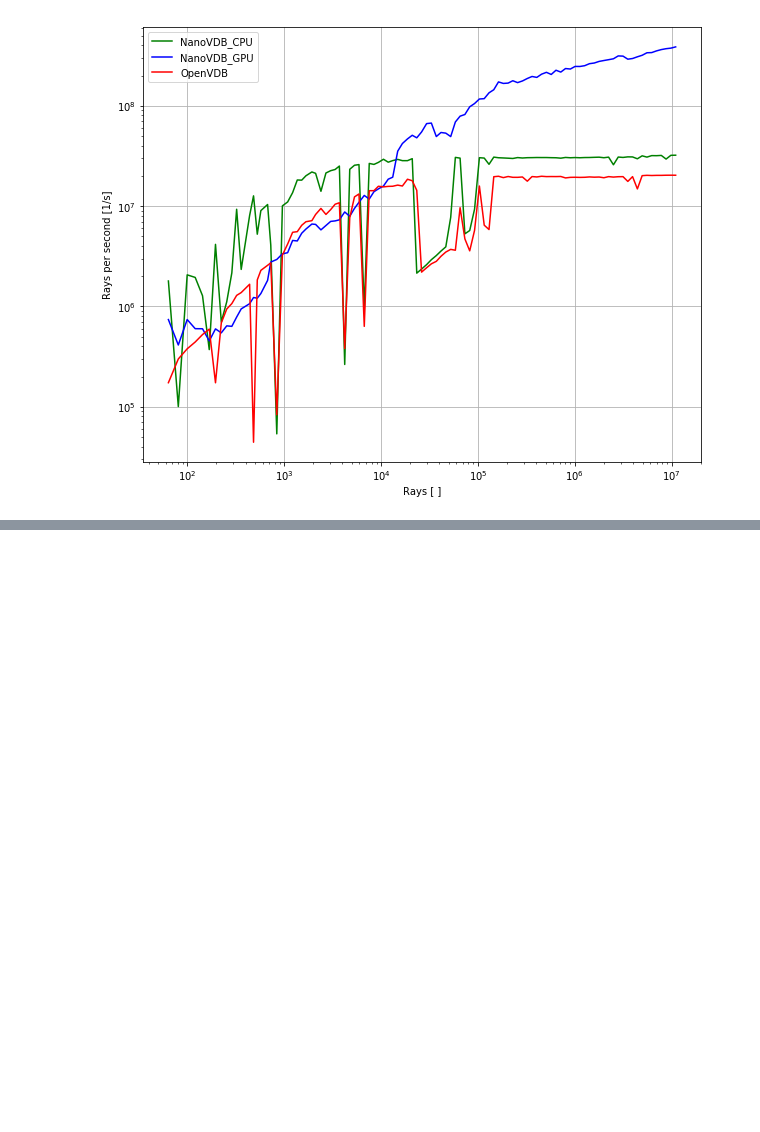
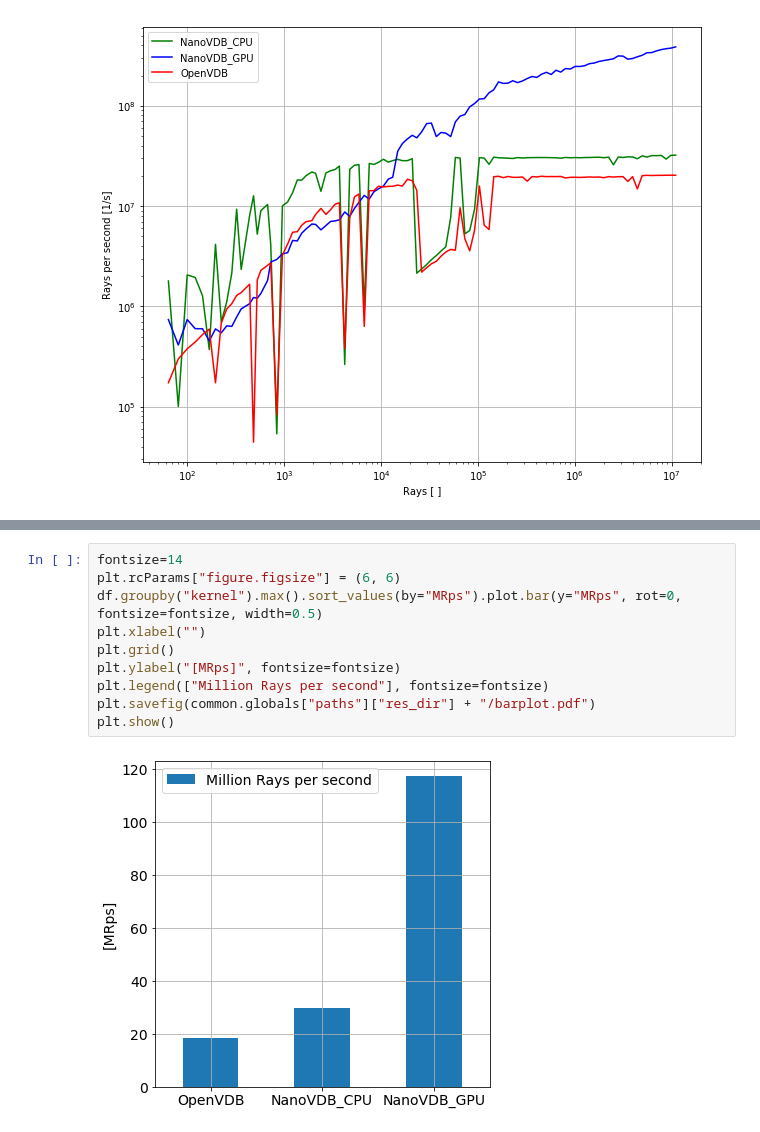
Before and after one commit to hitimr/SelectedTopicsCompElectronics, a Jupyter notebook: script/plots.ipynb, the cells around one changed output, grey strips where cells are left out. Saved outputs shown, nothing was run; the diff lists cells and outputs as text; blank space fills up the shorter version.

```diff
--- a/script/plots.ipynb
+++ b/script/plots.ipynb
@@ -156,0 +180,12 @@ Name: MRps, dtype: float64
+# %%
+fontsize=14
+plt.rcParams["figure.figsize"] = (6, 6)
+df.groupby("kernel").max().sort_values(by="MRps").plot.bar(y="MRps", rot=0, fontsize=fontsize, width=0.5)
+plt.xlabel("")
+plt.grid()
+plt.ylabel("[MRps]", fontsize=fontsize)
+plt.legend(["Million Rays per second"], fontsize=fontsize)
+plt.savefig(common.globals["paths"]["res_dir"] + "/barplot.pdf")
+plt.show()
+# %% [output]
+[figure, added]
```
Also changed, not shown: parts of 5 cells of this notebook, 9 other files.
